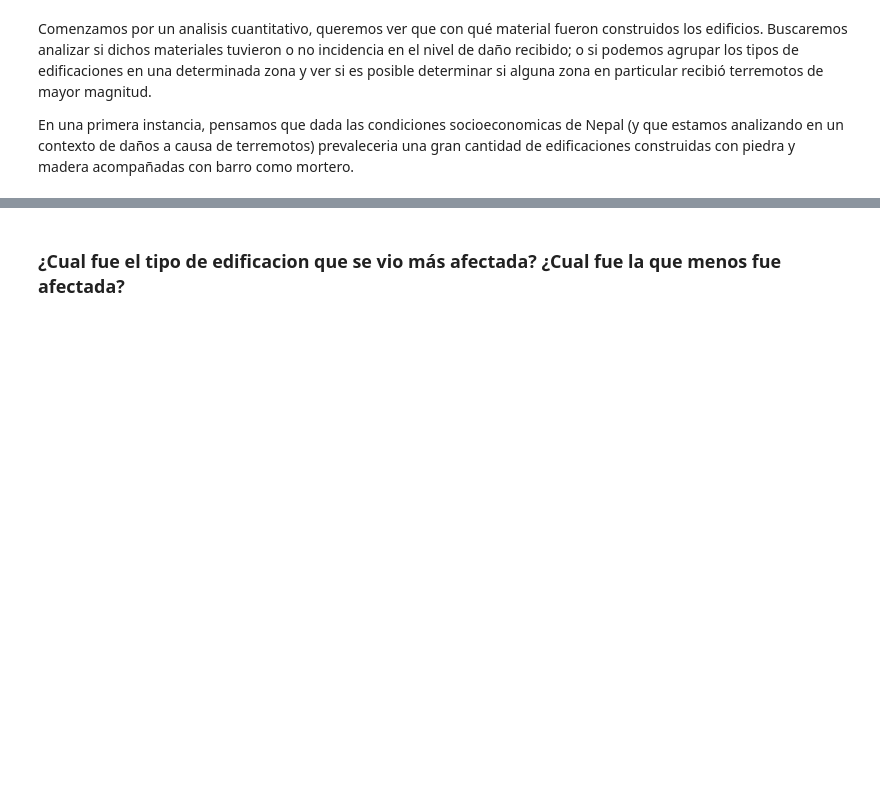
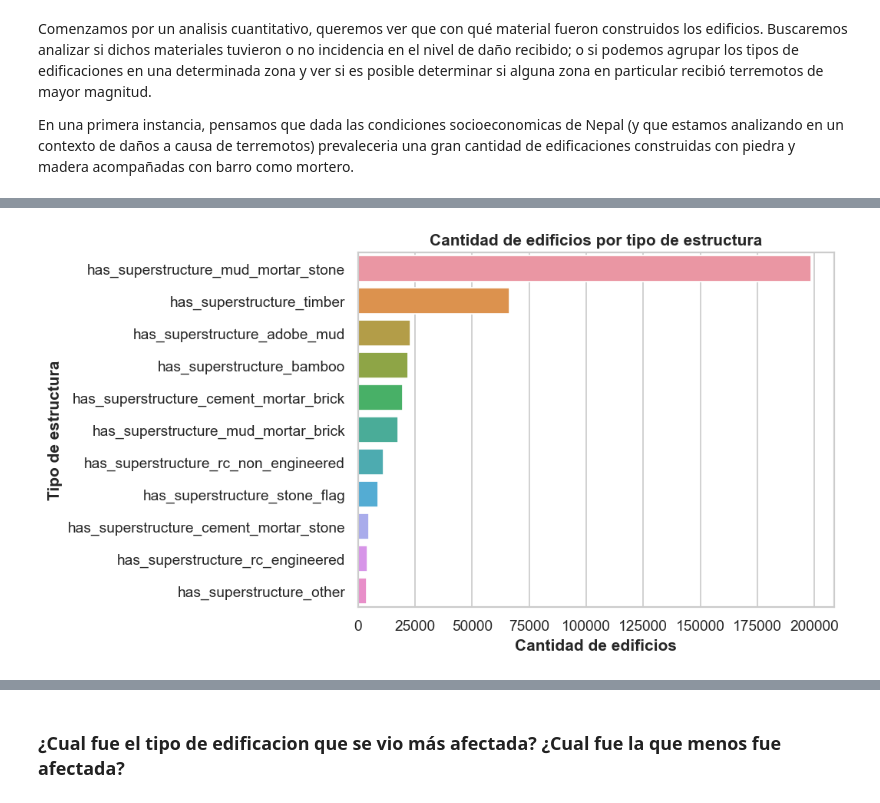
Before and after one commit to FacuMastri/richters-predictor-earthquake, a Jupyter notebook: 1-analisis-exploratorio.ipynb, the cells around one changed output, grey strips where cells are left out. Cells and saved outputs as stored; diff of their text form; code cells hidden in the pictures; blank space fills up the shorter version.

```diff
--- a/1-analisis-exploratorio.ipynb
+++ b/1-analisis-exploratorio.ipynb
@@ -226,3 +226,5 @@ only_superstructure.head()
 | 2 | True | False | False | False | ... |
 | 3 | True | False | False | False | ... |
 | 4 | False | True | False | False | ... |
+# %%
+only_superstructure['cant_materiales'] = only_superstructure.sum(axis=1, numeric_only=True)
@@ -228,0 +252,3 @@ only_superstructure.head()
+# %%
+cantidad_por_estructura = only_superstructure[has_superstructure].sum().sort_values(ascending=False)
+cantidad_por_estructura
@@ -228,0 +283,9 @@ only_superstructure.head()
+# %%
+plt.figure(dpi=125)
+sns.barplot(y=cantidad_por_estructura.index, x=cantidad_por_estructura.values, orient='h')
+plt.ylabel("Tipo de estructura", weight='bold')
+plt.xlabel("Cantidad de edificios", weight='bold')
+plt.title("Cantidad de edificios por tipo de estructura", weight='bold')
+plt.show()
+# %% [output]
+[figure, added]
```
Also changed, not shown: parts of 21 cells of this notebook.
